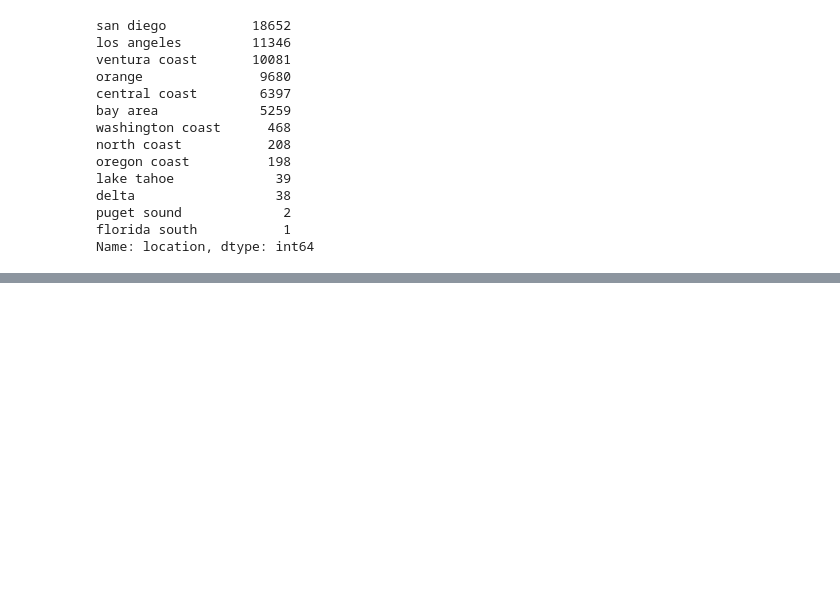
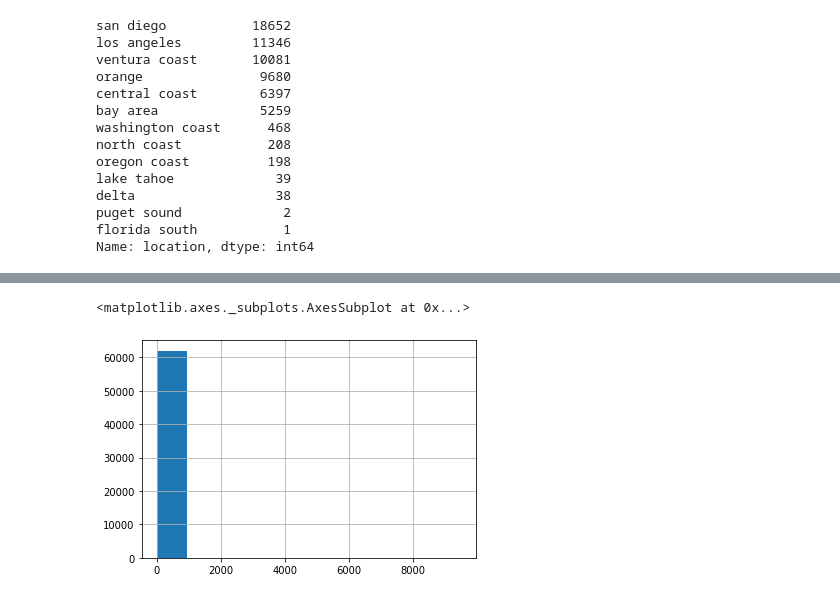
Before and after one commit to dsgrom/sportfishingreport_project, a Jupyter notebook: data_eda.ipynb, the cells around one changed output, grey strips where cells are left out. Drawn from its saved outputs; the diff is of its cells as text; code cells hidden in the pictures; blank space fills up the shorter version.

```diff
--- a/data_eda.ipynb
+++ b/data_eda.ipynb
@@ -66,2 +537,5 @@ Name: location, dtype: int64
 # %%
-df.
+df.catch_count.hist()
+# %% [output]
+<matplotlib.axes._subplots.AxesSubplot at 0x...>
+[figure, added]
```
Also changed, not shown: parts of 43 cells of this notebook, 1 other file.
